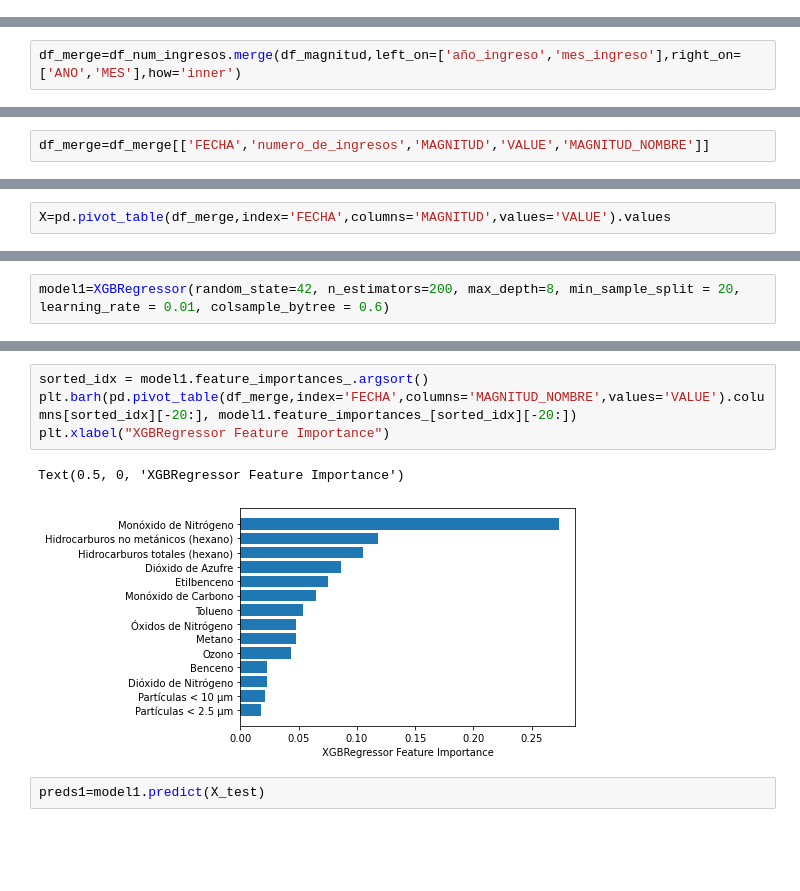
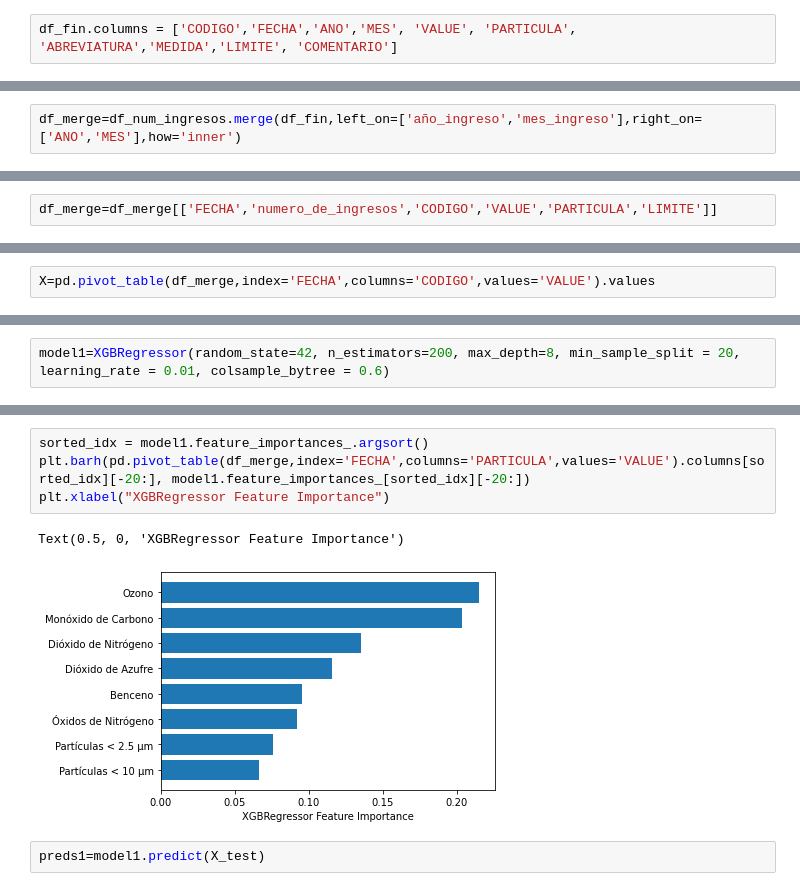
Before and after one commit to carlosgomezgil99/TFM, a Jupyter notebook: TFM_Carlos.ipynb, the cells around one changed output, grey strips where cells are left out. Drawn from its saved outputs; the diff is of its cells as text; blank space fills up the shorter version.

Commit message:
primeros modelos

```diff
--- a/TFM_Carlos.ipynb
+++ b/TFM_Carlos.ipynb
@@ -625,0 +624,2 @@ df.head()
+# %%
+df_fin.columns = ['CODIGO','FECHA','ANO','MES', 'VALUE', 'PARTICULA', 'ABREVIATURA','MEDIDA','LIMITE', 'COMENTARIO']
@@ -889,7 +909,7 @@ df_num_ingresos.mes_ano=pd.to_datetime(df_num_ingresos.mes_ano,format='%Y-%m')
 df_magnitud.ANO=df_magnitud.ANO.astype('int')
 df_magnitud.MES=df_magnitud.MES.astype('int')
 # %%
-df_merge=df_num_ingresos.merge(df_magnitud,left_on=['año_ingreso','mes_ingreso'],right_on=['ANO','MES'],how='inner')
+df_merge=df_num_ingresos.merge(df_fin,left_on=['año_ingreso','mes_ingreso'],right_on=['ANO','MES'],how='inner')
 # %%
 df_merge.head()
 # %% [output]
@@ -904,2 +926,2 @@ px.line(df_merge,x='FECHA',y=['numero_de_ingresos','VALUE'])
 # %%
-df_merge=df_merge[['FECHA','numero_de_ingresos','MAGNITUD','VALUE','MAGNITUD_NOMBRE']]
+df_merge=df_merge[['FECHA','numero_de_ingresos','CODIGO','VALUE','PARTICULA','LIMITE']]
@@ -906,3 +989,3 @@ df_merge=df_merge[['FECHA','numero_de_ingresos','MAGNITUD','VALUE','MAGNITUD_NOM
 # %%
-X=pd.pivot_table(df_merge,index='FECHA',columns='MAGNITUD',values='VALUE').values
+X=pd.pivot_table(df_merge,index='FECHA',columns='CODIGO',values='VALUE').values
 # %%
@@ -935,11 +1018,11 @@ XGBRegressor(base_score=0.5, booster='gbtree', colsample_bylevel=1,
              tree_method='exact', validate_parameters=1, verbosity=None)
 # %%
 sorted_idx = model1.feature_importances_.argsort()
-plt.barh(pd.pivot_table(df_merge,index='FECHA',columns='MAGNITUD_NOMBRE',values='VALUE').columns[sorted_idx][-20:], model1.feature_importances_[sorted_idx][-20:])
+plt.barh(pd.pivot_table(df_merge,index='FECHA',columns='PARTICULA',values='VALUE').columns[sorted_idx][-20:], model1.feature_importances_[sorted_idx][-20:])
 plt.xlabel("XGBRegressor Feature Importance")
 # %% [output]
 Text(0.5, 0, 'XGBRegressor Feature Importance')
-[figure, old version]
+[figure, new version]
 # %%
 preds1=model1.predict(X_test)
 # %%
```
Also changed, not shown: parts of 34 cells of this notebook, 4 other files.
